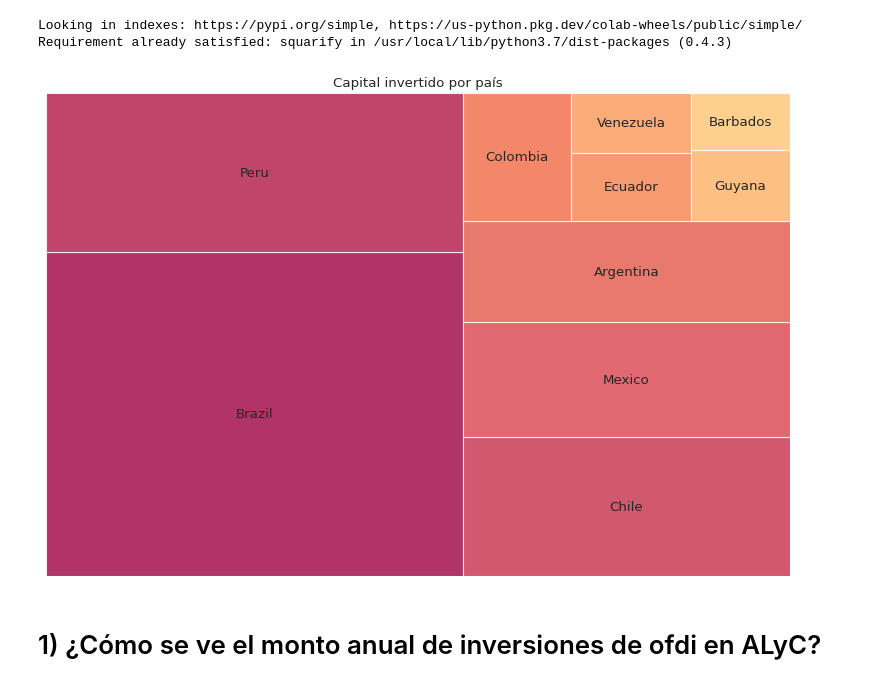
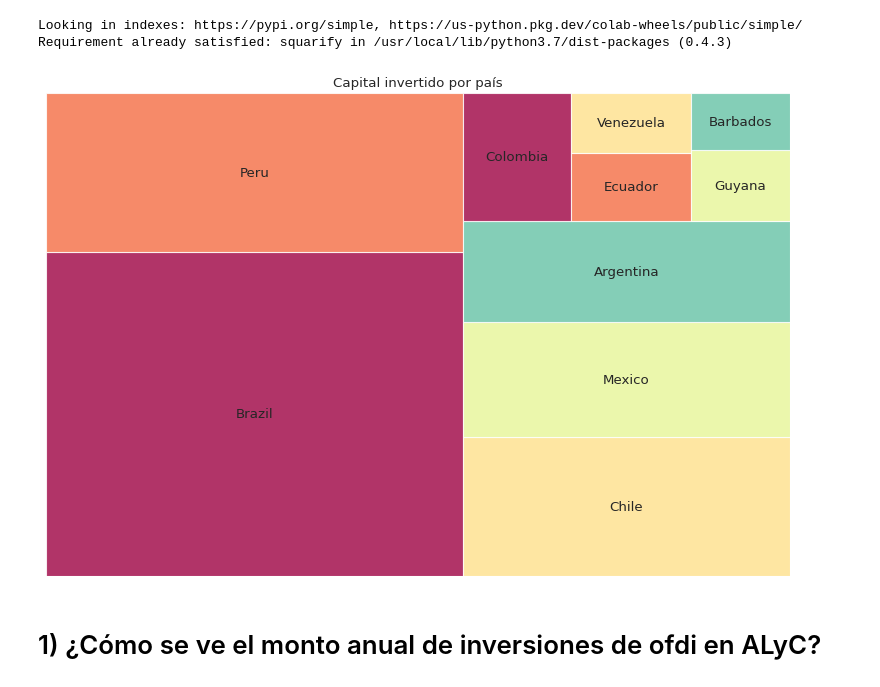
Before and after one commit to MauricioTellezNava/chinese_investments, a Jupyter notebook: proyecto/chinese_investments.ipynb, the cells around one changed output. Saved outputs shown, nothing was run; the diff lists cells and outputs as text; code cells hidden in the pictures.

```diff
--- a/proyecto/chinese_investments.ipynb
+++ b/proyecto/chinese_investments.ipynb
@@ -141,18 +141,19 @@ Requirement already satisfied: squarify in /usr/local/lib/python3.7/dist-package
 # %%
 df = higher_investments.head(10)
 sizes = df['Investment (millions of dollars)'].values.tolist()
 colors = [plt.cm.Spectral(i/float(len(labels))) for i in range(len(labels))]
+labels = df["Country"]
 
 # Draw Plot
 plt.figure(figsize=(12,8), dpi= 80)
 squarify.plot(sizes=sizes, label=labels, color=colors, alpha=.8)
 
 # Decorate
 plt.title('Capital invertido por país')
 plt.axis('off')
 plt.show()
 # %% [output]
-[figure, old version]
+[figure, new version]
 # %% [markdown]
 # 1) ¿Cómo se ve el monto anual de inversiones de ofdi en ALyC?
 # %%
```
